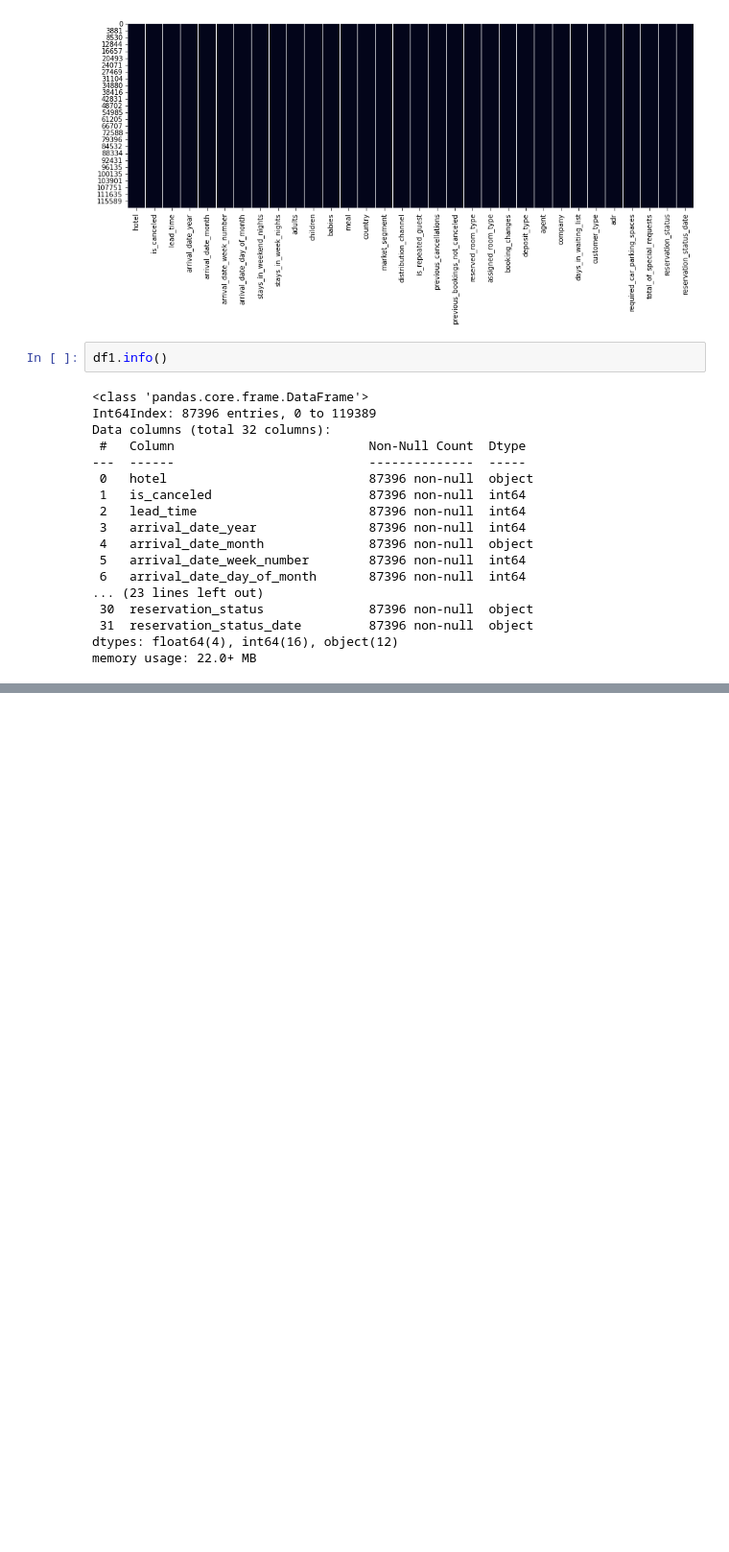
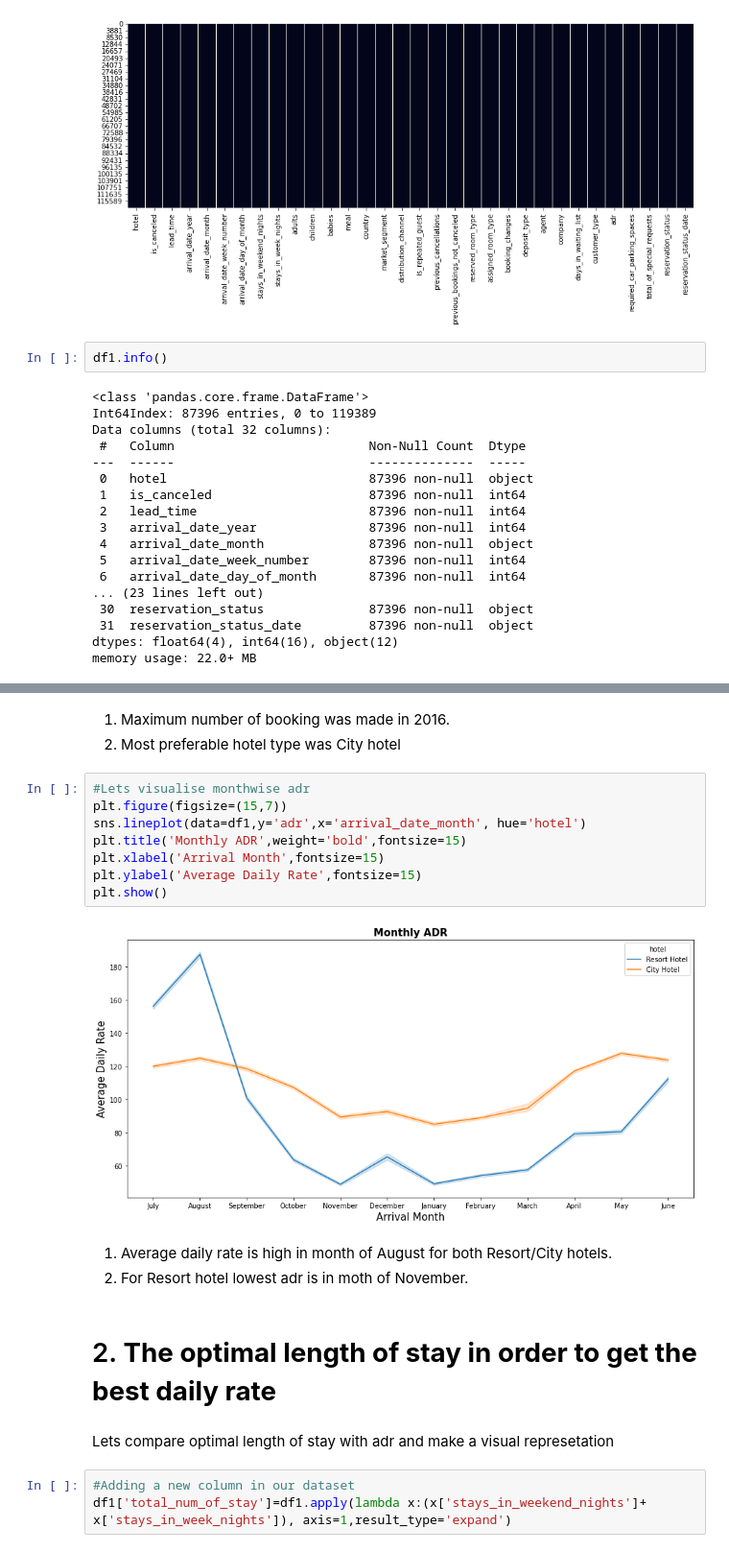
Before and after one commit to Kaushaljha488/Hotel-booking-Analysis, a Jupyter notebook: kaushal_Hotel_Booking_Analysis_Capstone_Project.ipynb, the cells around one changed output, grey strips where cells are left out. Shown: that part at 96% size. Cells and saved outputs as stored; diff of their text form; blank space fills up the shorter version.

```diff
--- a/kaushal_Hotel_Booking_Analysis_Capstone_Project.ipynb
+++ b/kaushal_Hotel_Booking_Analysis_Capstone_Project.ipynb
@@ -295,0 +311,26 @@ memory usage: 22.0+ MB
+# %% [markdown]
+
+1. Maximum number of booking was made in 2016.
+2. Most preferable hotel type was City hotel
+# %%
+#Lets visualise monthwise adr
+plt.figure(figsize=(15,7))
+sns.lineplot(data=df1,y='adr',x='arrival_date_month', hue='hotel')
+plt.title('Monthly ADR',weight='bold',fontsize=15)
+plt.xlabel('Arrival Month',fontsize=15)
+plt.ylabel('Average Daily Rate',fontsize=15)
+plt.show()
+# %% [output]
+[figure, added]
+# %% [markdown]
+
+
+1. Average daily rate is high in  month of August for both Resort/City hotels.
+2. For Resort hotel lowest adr is in moth of November.
+# %% [markdown]
+# 2. **The optimal length of stay in order to get the best daily rate**
+# %% [markdown]
+Lets compare optimal length of stay with adr and make a visual represetation
+# %%
+#Adding a new column in our dataset
+df1['total_num_of_stay']=df1.apply(lambda x:(x['stays_in_weekend_nights']+ x['stays_in_week_nights']), axis=1,result_type='expand')
```
Also changed, not shown: parts of 15 cells of this notebook.
